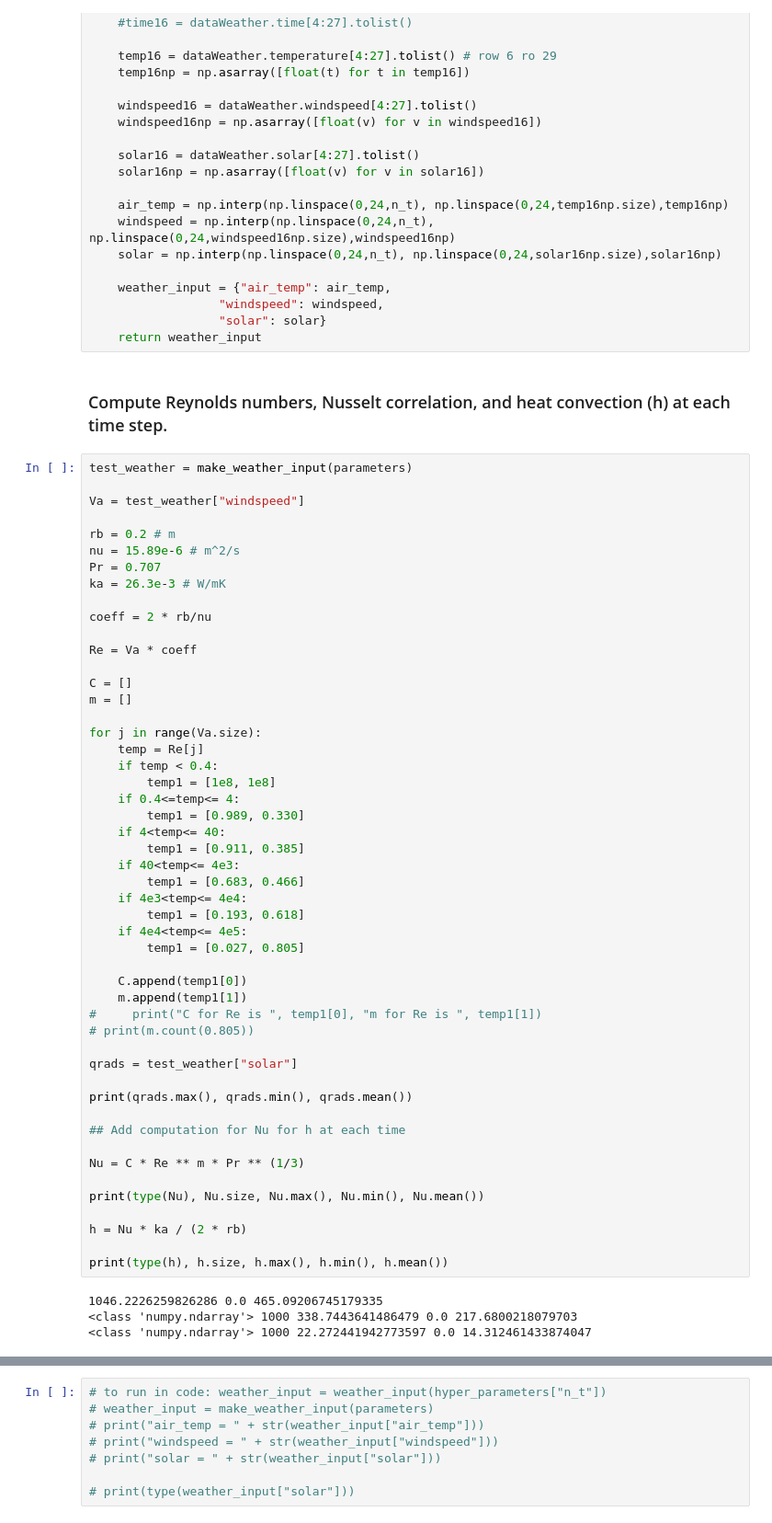
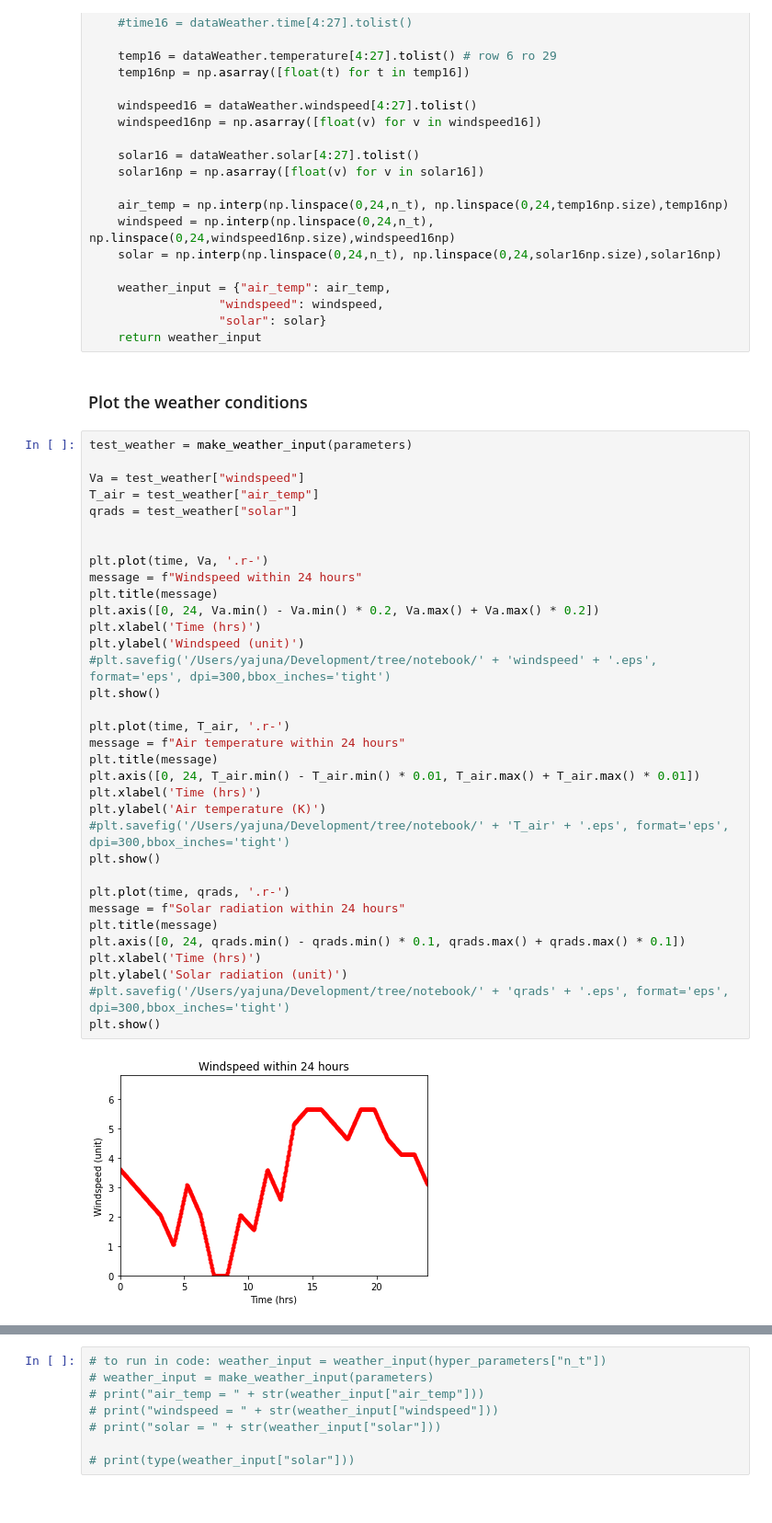
Before and after one commit to yajuna/treeRemote, a Jupyter notebook: notebook/treePower.ipynb, the cells around one changed output, grey strips where cells are left out. Shown at 92% size. Cells and saved outputs as stored; diff of their text form.

Commit message:
add plots in notebook

```diff
--- a/notebook/treePower.ipynb
+++ b/notebook/treePower.ipynb
@@ -140,58 +138,40 @@ def make_weather_input(parameters):
                   "solar": solar}
     return weather_input
 # %% [markdown]
-### Compute Reynolds numbers, Nusselt correlation, and heat convection (h) at each time step.
+### Plot the weather conditions
 # %%
 test_weather = make_weather_input(parameters)
 
 Va = test_weather["windspeed"]
-
-rb = 0.2 # m
-nu = 15.89e-6 # m^2/s
-Pr = 0.707
-ka = 26.3e-3 # W/mK
-
-coeff = 2 * rb/nu
-
-Re = Va * coeff
-
-C = []
-m = []
-
-for j in range(Va.size):
-    temp = Re[j]
-    if temp < 0.4:
-        temp1 = [1e8, 1e8]
-    if 0.4<=temp<= 4:
-        temp1 = [0.989, 0.330]
-    if 4<temp<= 40:
-        temp1 = [0.911, 0.385]
-    if 40<temp<= 4e3:
-        temp1 = [0.683, 0.466]
-    if 4e3<temp<= 4e4:
-        temp1 = [0.193, 0.618]
-    if 4e4<temp<= 4e5:
-        temp1 = [0.027, 0.805]
-
-    C.append(temp1[0])
-    m.append(temp1[1])
-#     print("C for Re is ", temp1[0], "m for Re is ", temp1[1])
-# print(m.count(0.805))
-
+T_air = test_weather["air_temp"]
 qrads = test_weather["solar"]
 
-print(qrads.max(), qrads.min(), qrads.mean())
 
-## Add computation for Nu for h at each time
+plt.plot(time, Va, '.r-')
+message = f"Windspeed within 24 hours"
+plt.title(message)
+plt.axis([0, 24, Va.min() - Va.min() * 0.2, Va.max() + Va.max() * 0.2])
+plt.xlabel('Time (hrs)')
+plt.ylabel('Windspeed (unit)')
+#plt.savefig('/Users/yajuna/Development/tree/notebook/' + 'windspeed' + '.eps', format='eps', dpi=300,bbox_inches='tight')
+plt.show()
 
-Nu = C * Re ** m * Pr ** (1/3)
+plt.plot(time, T_air, '.r-')
+message = f"Air temperature within 24 hours"
+plt.title(message)
+plt.axis([0, 24, T_air.min() - T_air.min() * 0.01, T_air.max() + T_air.max() * 0.01])
+plt.xlabel('Time (hrs)')
+plt.ylabel('Air temperature (K)')
+#plt.savefig('/Users/yajuna/Development/tree/notebook/' + 'T_air' + '.eps', format='eps', dpi=300,bbox_inches='tight')
+plt.show()
 
-print(type(Nu), Nu.size, Nu.max(), Nu.min(), Nu.mean())
-
-h = Nu * ka / (2 * rb)
-
-print(type(h), h.size, h.max(), h.min(), h.mean())
+plt.plot(time, qrads, '.r-')
+message = f"Solar radiation within 24 hours"
+plt.title(message)
+plt.axis([0, 24, qrads.min() - qrads.min() * 0.1, qrads.max() + qrads.max() * 0.1])
+plt.xlabel('Time (hrs)')
+plt.ylabel('Solar radiation (unit)')
+#plt.savefig('/Users/yajuna/Development/tree/notebook/' + 'qrads' + '.eps', format='eps', dpi=300,bbox_inches='tight')
+plt.show()
 # %% [output]
-1046.2226259826286 0.0 465.09206745179335
-<class 'numpy.ndarray'> 1000 338.7443641486479 0.0 217.6800218079703
-<class 'numpy.ndarray'> 1000 22.272441942773597 0.0 14.312461433874047
+[figure, added]
```
Also changed, not shown: parts of 5 cells of this notebook.
